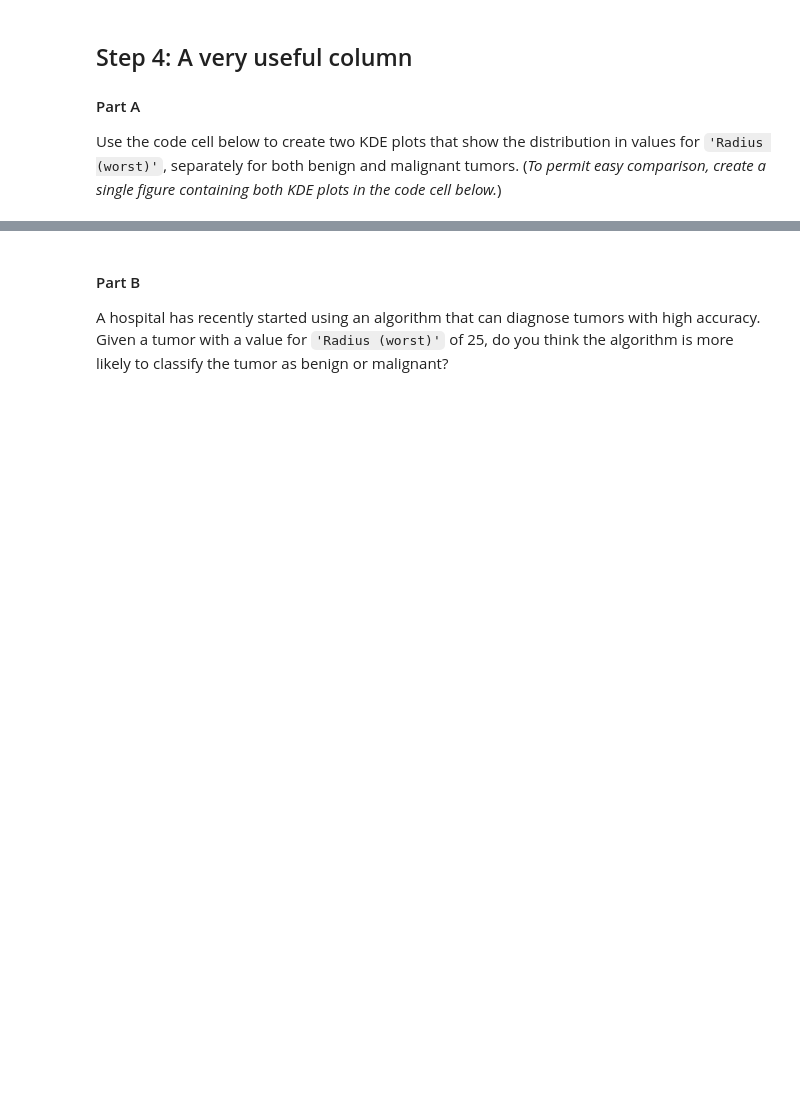
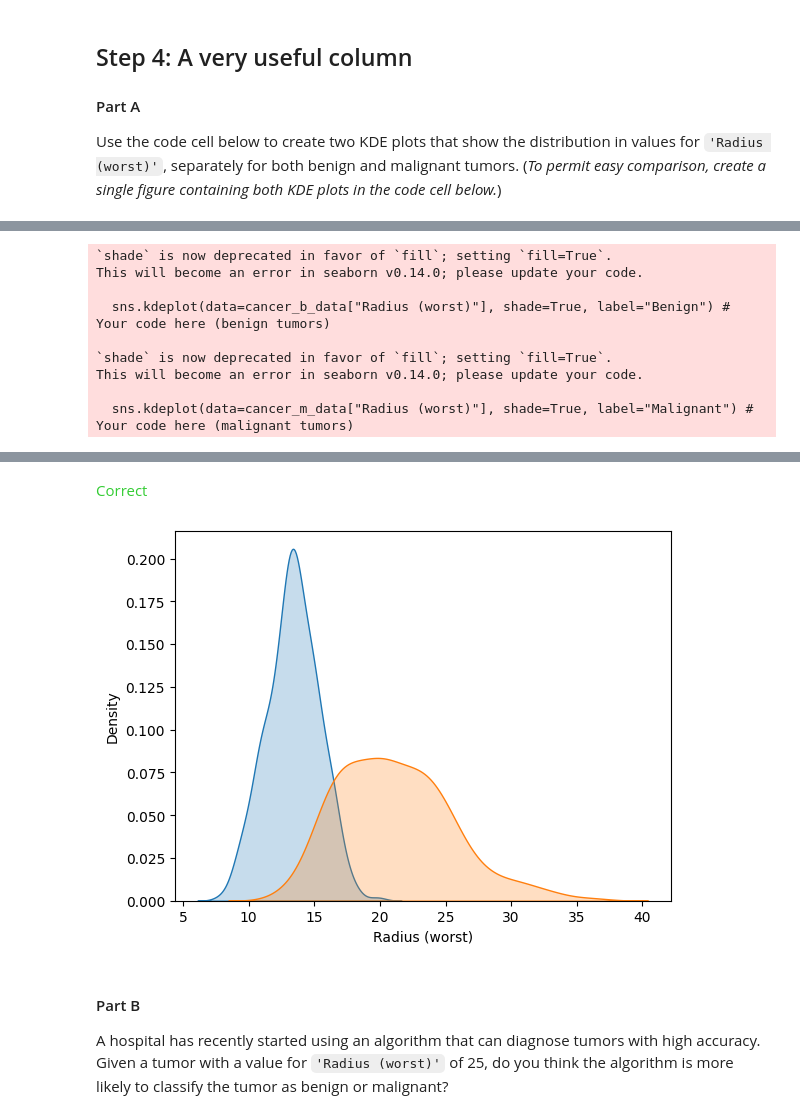
Before and after one commit to bimsi/kaggle-data-visualization, a Jupyter notebook: exercise-distributions.ipynb, the cells around one changed output, grey strips where cells are left out. Drawn from its saved outputs; the diff is of its cells as text; code cells hidden in the pictures; blank space fills up the shorter version.

```diff
--- a/exercise-distributions.ipynb
+++ b/exercise-distributions.ipynb
@@ -161,0 +203,18 @@ step_4.a.check()
+# %%
+# KDE plots for benign and malignant tumors
+sns.kdeplot(data=cancer_b_data["Radius (worst)"], shade=True, label="Benign") # Your code here (benign tumors)
+sns.kdeplot(data=cancer_m_data["Radius (worst)"], shade=True, label="Malignant") # Your code here (malignant tumors)
+plt.xlabel("Radius (worst)")
+
+# Check your answer
+step_4.a.check()
+# %% [output]
+`shade` is now deprecated in favor of `fill`; setting `fill=True`.
+This will become an error in seaborn v0.14.0; please update your code.
+
+  sns.kdeplot(data=cancer_b_data["Radius (worst)"], shade=True, label="Benign") # Your code here (benign tumors)
+
+`shade` is now deprecated in favor of `fill`; setting `fill=True`.
+This will become an error in seaborn v0.14.0; please update your code.
+
+  sns.kdeplot(data=cancer_m_data["Radius (worst)"], shade=True, label="Malignant") # Your code here (malignant tumors)
@@ -162,3 +222,5 @@ step_4.a.check()
+<span style="color:#33cc33">Correct</span>
+[figure, added]
 # %%
 # Lines below will give you a hint or solution code
 #step_4.a.hint()
```
Also changed, not shown: parts of 9 cells of this notebook.
